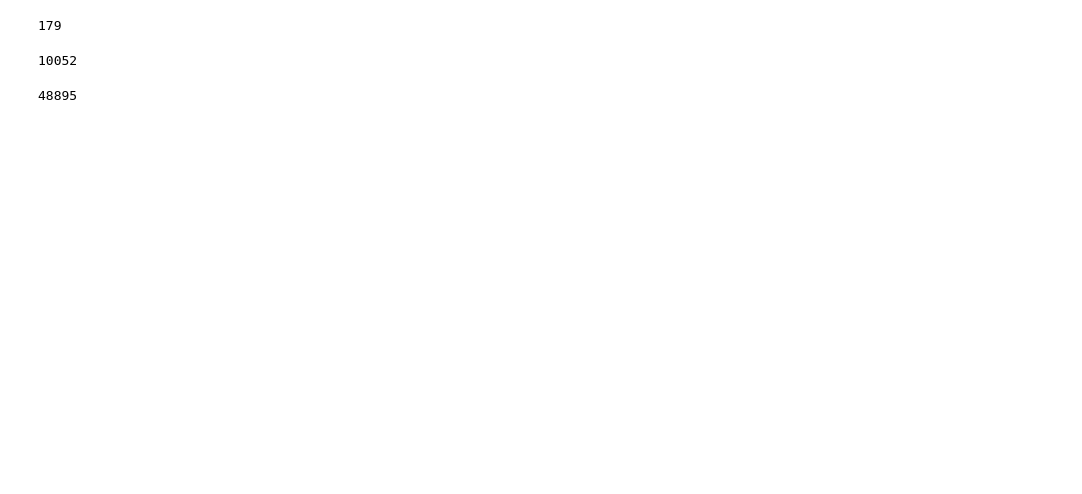
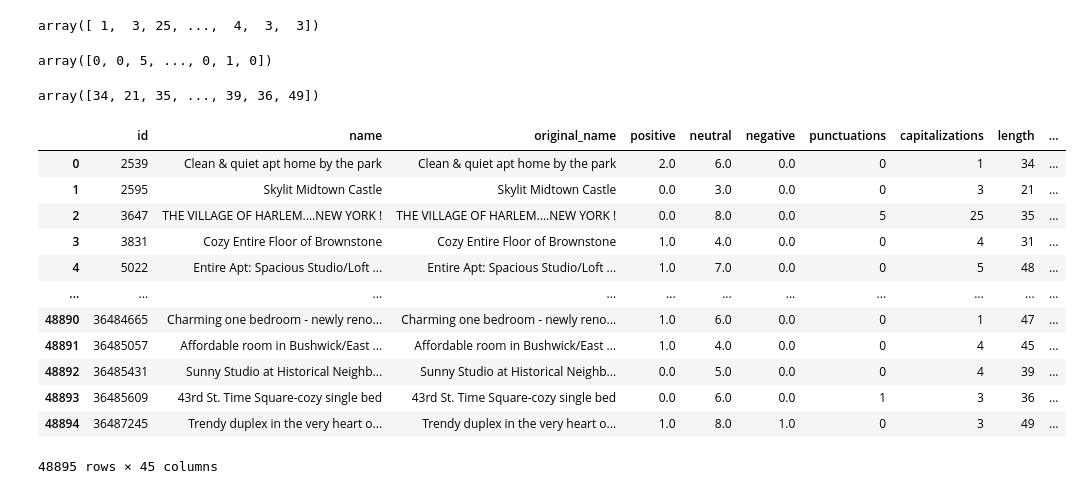
Before and after one commit to trevca/STA-160-MT, a Jupyter notebook: Trevor Notebook.ipynb, the cells around one changed output. Cells and saved outputs as stored; diff of their text form; code cells hidden in the pictures; blank space fills up the shorter version.

```diff
--- a/Trevor Notebook.ipynb
+++ b/Trevor Notebook.ipynb
@@ -2,4 +2,4 @@
 import pandas as pd
 import numpy as np
 import matplotlib.pyplot as plt
-airbnb = pd.read_csv("~/Downloads/Airbnb_NYC_2019.csv")
+airbnb = pd.read_csv("Airbnb_NYC_2019.csv")
@@ -21,0 +6,2 @@ plt.hist(reject_outliers(airbnb['price']))
+# %%
+old_airbnb = pd.read_csv("Airbnb_NYC_2019.csv")
@@ -52,0 +51,13 @@ airbnb
+# %%
+### first convert any emojis to their word counterpart
+import demoji
+demoji.download_codes()
+
+for i, name in enumerate(airbnb['name']):
+    if type(name) == str:
+        emoji_map = demoji.findall(name)
+        if emoji_map != {}:
+            print(emoji_map)
+            for key in emoji_map:
+                airbnb['name'][i] = name.replace(key, str(emoji_map[key]+" "))
+                print(airbnb['name'][i])
@@ -78,12 +191,0 @@ nan
-# %%
-max(lengths)
-# %% [output]
-179
-# %%
-sum(airbnb['number_of_reviews'] == 0)
-# %% [output]
-10052
-# %%
-len(airbnb['number_of_reviews'])
-# %% [output]
-48895
@@ -89,0 +196,12 @@ len(airbnb['number_of_reviews'])
+# %%
+caps
+# %% [output]
+array([ 1,  3, 25, ...,  4,  3,  3])
+# %%
+punc
+# %% [output]
+array([0, 0, 5, ..., 0, 1, 0])
+# %%
+lengths
+# %% [output]
+array([34, 21, 35, ..., 39, 36, 49])
@@ -89,0 +210,17 @@ len(airbnb['number_of_reviews'])
+# %%
+airbnb.insert(2, "original_name", old_airbnb['name'])
+airbnb
+# %% [output]
+|  | id | name | original_name | positive | neutral | negative | punctuations | capitalizations | length | ... |
+| 0 | 2539 | Clean & quiet apt home by the park | Clean & quiet apt home by the park | 2.0 | 6.0 | 0.0 | 0 | 1 | 34 | ... |
+| 1 | 2595 | Skylit Midtown Castle | Skylit Midtown Castle | 0.0 | 3.0 | 0.0 | 0 | 3 | 21 | ... |
+| 2 | 3647 | THE VILLAGE OF HARLEM....NEW YORK ! | THE VILLAGE OF HARLEM....NEW YORK ! | 0.0 | 8.0 | 0.0 | 5 | 25 | 35 | ... |
+| 3 | 3831 | Cozy Entire Floor of Brownstone | Cozy Entire Floor of Brownstone | 1.0 | 4.0 | 0.0 | 0 | 4 | 31 | ... |
+| 4 | 5022 | Entire Apt: Spacious Studio/Loft ... | Entire Apt: Spacious Studio/Loft ... | 1.0 | 7.0 | 0.0 | 0 | 5 | 48 | ... |
+| ... | ... | ... | ... | ... | ... | ... | ... | ... | ... | ... |
+| 48890 | 36484665 | Charming one bedroom - newly reno... | Charming one bedroom - newly reno... | 1.0 | 6.0 | 0.0 | 0 | 1 | 47 | ... |
+| 48891 | 36485057 | Affordable room in Bushwick/East ... | Affordable room in Bushwick/East ... | 1.0 | 4.0 | 0.0 | 0 | 4 | 45 | ... |
+| 48892 | 36485431 | Sunny Studio at Historical Neighb... | Sunny Studio at Historical Neighb... | 0.0 | 5.0 | 0.0 | 0 | 4 | 39 | ... |
+| 48893 | 36485609 | 43rd St. Time Square-cozy single bed | 43rd St. Time Square-cozy single bed | 0.0 | 6.0 | 0.0 | 1 | 3 | 36 | ... |
+| 48894 | 36487245 | Trendy duplex in the very heart o... | Trendy duplex in the very heart o... | 1.0 | 8.0 | 1.0 | 0 | 3 | 49 | ... |
+48895 rows × 45 columns
```
Also changed, not shown: parts of 28 cells of this notebook, 1 other file.
